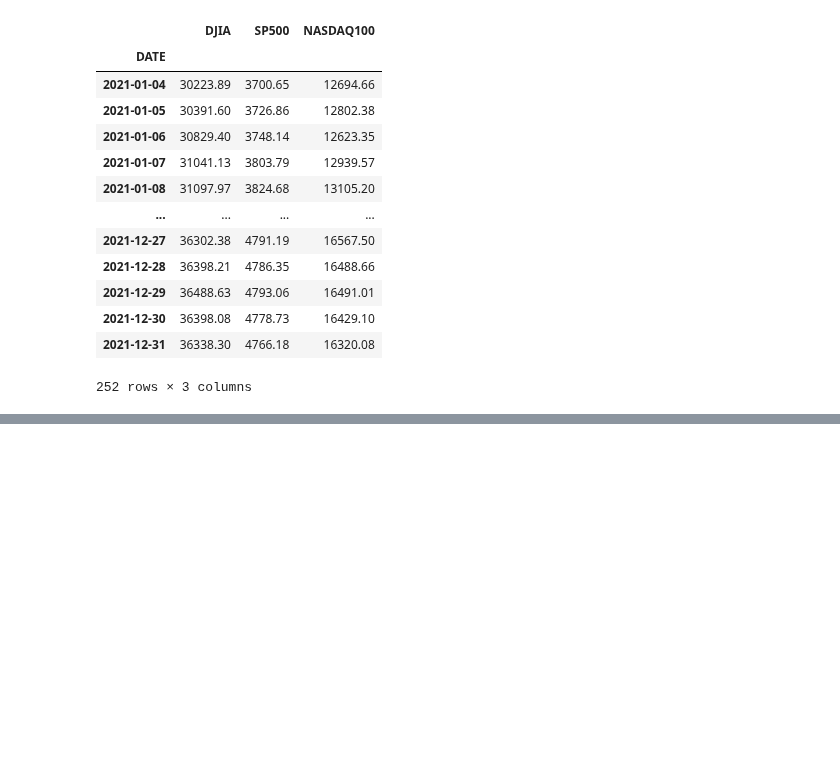
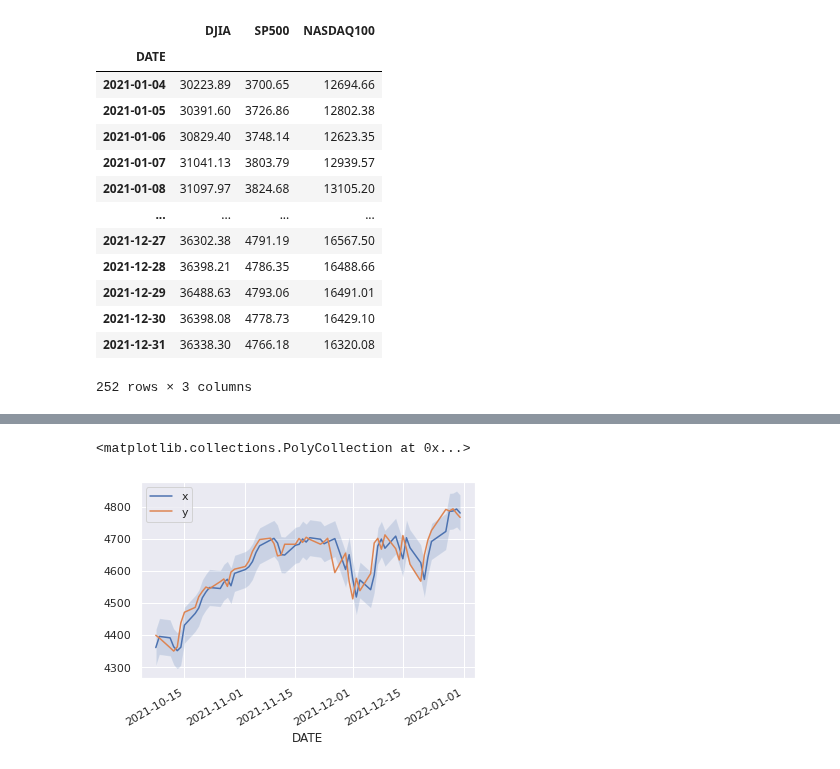
Before and after one commit to dceoy/jupyter-time-series-pocs, a Jupyter notebook: test_kalmanfilter.ipynb, the cells around one changed output, grey strips where cells are left out. Cells and saved outputs as stored; diff of their text form; code cells hidden in the pictures; blank space fills up the shorter version.

```diff
--- a/test_kalmanfilter.ipynb
+++ b/test_kalmanfilter.ipynb
@@ -27,3 +29,7 @@ df_ufi
 | 2021-12-30 | 36398.08 | 4778.73 | 16429.10 |
 | 2021-12-31 | 36338.30 | 4766.18 | 16320.08 |
 252 rows × 3 columns
+# %%
+okf = OptimizedKalmanFilter(y=df_ufi.SP500, method='Powell', q_bound=(0, np.inf), r_bound=(0, np.inf), keep_history=False)
+df_fit = okf.filter()
+df_fit
@@ -30,2 +63,10 @@ df_ufi
+# %%
+df_plt = df_fit.assign(x=lambda d: d.x.shift(), v= lambda d: d.v.shift()).tail(60)
+df_plt[['x', 'y']].plot.line()
+ci = norm.interval(alpha=0.9, loc=df_plt.x, scale=np.sqrt(df_plt.v))
+plt.fill_between(df_plt.index, *ci, alpha=0.2)
+# %% [output]
+<matplotlib.collections.PolyCollection at 0x...>
+[figure, added]
 # %%
 lr_sp500 = np.log(df_ufi.SP500).diff().iloc[1:].ewm(span=6).mean()
```
Also changed, not shown: parts of 4 cells of this notebook, 1 other file.
